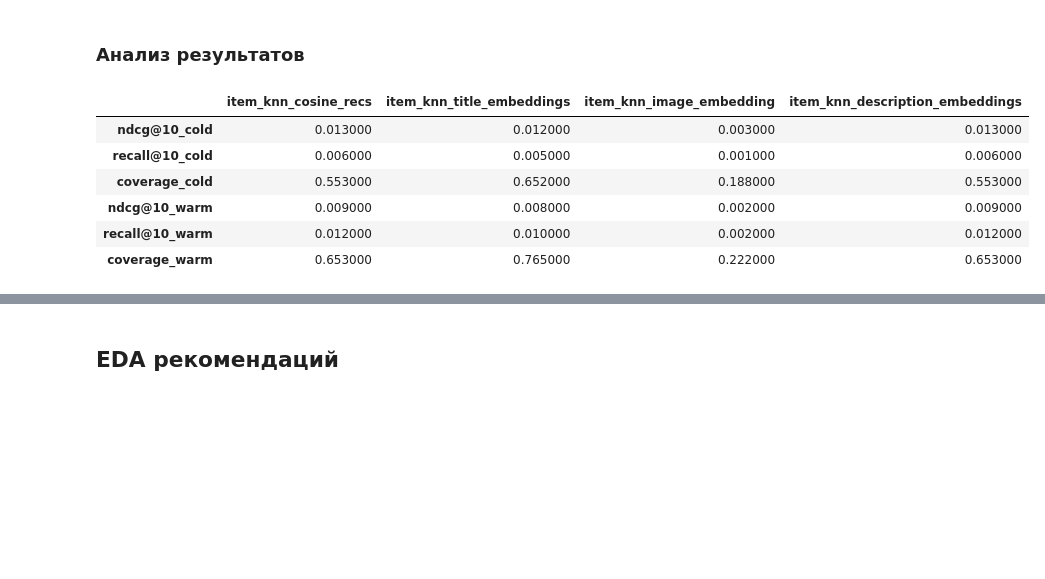
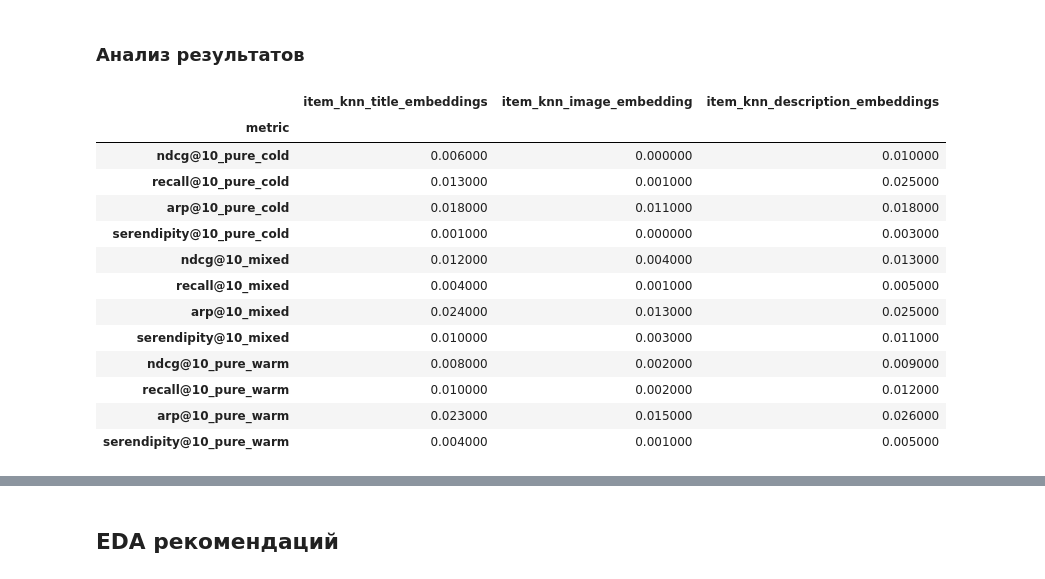
Before and after one commit to GlebIsrailevich/t_bank_sirius25, a Jupyter notebook: methods/knn_variations.ipynb, the cells around one changed output, grey strips where cells are left out. Cells and saved outputs as stored; diff of their text form; code cells hidden in the pictures; blank space fills up the shorter version.

```diff
--- a/methods/knn_variations.ipynb
+++ b/methods/knn_variations.ipynb
@@ -521,13 +545,14 @@ class ItemkNNCosine:
 
         return predictions
 
-# Example usage (unchanged)
 item_knn_cosine = ItemkNNCosine()
 item_knn_cosine.fit(train, books)
 test = test.with_columns(
     item_knn_cosine_recs=pl.Series(item_knn_cosine.predict(test))
 )
 print(test.head())
+
+
 cosine_rec_overall = evaluate_extended(
         df=test,
         model_preds_col="item_knn_cosine_recs",
@@ -536,11 +561,21 @@ cosine_rec_overall = evaluate_extended(
         train_df=train  # Must have "item_id" column
     )
 
-cosine_rec_split = evaluate_extended_with_cold_split(df=test,
+cosine_rec_split = evaluate_by_user_types(df=test,
         model_preds_col="item_knn_cosine_recs",
         cold_items=cold_books,
-        n_items_in_catalog=n_books,
+
         k=10,)
+
+cosine_rec_perf = evaluate_cold_item_performance(df=test,
+        model_preds_col="item_knn_cosine_recs",
+    )
+knn_results_ov = {}
+knn_results_split = {}
+knn_results_perf = {}
+knn_results_split['item_knn_cosine_recs'] = cosine_rec_split
+knn_results_ov['item_knn_cosine_recs'] = cosine_rec_overall
+knn_results_perf['item_knn_cosine_recs'] = cosine_rec_perf
 cosine_rec_overall
 # %% [output]
 shape: (5, 3)
@@ -706,8 +709,9 @@ class ItemkNN:
 cols = ['title_embeddings', 'image_embedding', 'description_embeddings']
 knn_results_ov = {}
 knn_results_split = {}
-knn_results_split['item_knn_cosine_recs'] = cosine_rec_split
-knn_results_ov['item_knn_cosine_recs'] = cosine_rec_overall
+# knn_results_split['item_knn_cosine_recs'] = cold_rec_split
+# knn_results_ov['item_knn_cosine_recs'] = cold_rec_overall
+# knn_results_perf['item_knn_cosine_recs'] = cold_rec_perf
 for col in cols:
     item_knn = ItemkNN()
     item_knn.fit(train, books, col)
@@ -719,23 +723,33 @@ for col in cols:
         pl.Series(recs_col_name, item_knn.predict(test))
     )
     # print(f"Results for {col}:")
-    ext_split = evaluate_extended_with_cold_split(df=test,
+    ext_split = evaluate_by_user_types(df=test,
         model_preds_col=recs_col_name,
         cold_items=cold_books,
-        n_items_in_catalog=n_books,
-        k=10,)
+
+        )
 
     ext_overall = evaluate_extended(
         df=test,
         model_preds_col=recs_col_name,
         n_items_in_catalog=n_books,
         k=10,
-        train_df=train  # Must have "item_id" column
+    )
+    ext_perf = evaluate_cold_item_performance(
+        df=test,
+        model_preds_col=recs_col_name,
     )
 
     knn_results_split[recs_col_name] = ext_split
     knn_results_ov[recs_col_name] = ext_overall
+    knn_results_perf[recs_col_name] = ext_perf
 
 knn_results_split_pd = pd.DataFrame(knn_results_split)
+knn_results_split_pd.index.name = "metric"
+
 knn_results_ov_pd = pd.DataFrame(knn_results_ov)
+knn_results_ov_pd.index.name = "metric"
+
+knn_results_perf_pd = pd.DataFrame(knn_results_perf)
+knn_results_perf_pd.index.name = "metric"
 # %% [output]
@@ -750,32 +773,39 @@ knn_results_ov_pd = pd.DataFrame(knn_results_ov)
 # %%
 import pandas as pd
 import numpy as np
 
 # Example DataFrame
 np.random.seed(42)
 
 # Function to highlight row-wise best/worst
 def highlight_row(s):
     is_max = s == s.max()
     is_min = s == s.min()
     return [
-        "background-color: lightgreen" if v else
+        "background-color: green" if v else
         "background-color: salmon" if w else ""
         for v, w in zip(is_max, is_min)
     ]
 
 
 styled = knn_results_split_pd.style.apply(highlight_row, axis=1)
 knn_results_split_pd.to_csv('results_csv/knn_variations_split.csv')
 styled
 # %% [output]
-|  | item_knn_cosine_recs | item_knn_title_embeddings | item_knn_image_embedding | item_knn_description_embeddings |
-| ndcg@10_cold | 0.013000 | 0.012000 | 0.003000 | 0.013000 |
-| recall@10_cold | 0.006000 | 0.005000 | 0.001000 | 0.006000 |
-| coverage_cold | 0.553000 | 0.652000 | 0.188000 | 0.553000 |
-| ndcg@10_warm | 0.009000 | 0.008000 | 0.002000 | 0.009000 |
-| recall@10_warm | 0.012000 | 0.010000 | 0.002000 | 0.012000 |
-| coverage_warm | 0.653000 | 0.765000 | 0.222000 | 0.653000 |
+|  | item_knn_title_embeddings | item_knn_image_embedding | item_knn_description_embeddings |
+| metric |  |  |  |
+| ndcg@10_pure_cold | 0.006000 | 0.000000 | 0.010000 |
+| recall@10_pure_cold | 0.013000 | 0.001000 | 0.025000 |
+| arp@10_pure_cold | 0.018000 | 0.011000 | 0.018000 |
+| serendipity@10_pure_cold | 0.001000 | 0.000000 | 0.003000 |
+| ndcg@10_mixed | 0.012000 | 0.004000 | 0.013000 |
+| recall@10_mixed | 0.004000 | 0.001000 | 0.005000 |
+| arp@10_mixed | 0.024000 | 0.013000 | 0.025000 |
+| serendipity@10_mixed | 0.010000 | 0.003000 | 0.011000 |
+| ndcg@10_pure_warm | 0.008000 | 0.002000 | 0.009000 |
+| recall@10_pure_warm | 0.010000 | 0.002000 | 0.012000 |
+| arp@10_pure_warm | 0.023000 | 0.015000 | 0.026000 |
+| serendipity@10_pure_warm | 0.004000 | 0.001000 | 0.005000 |
 # %%
 knn_results_ov_pd.to_csv('results_csv/knn_variations_ov.csv')
 
```
Also changed, not shown: parts of 30 cells of this notebook, 10 other files.
